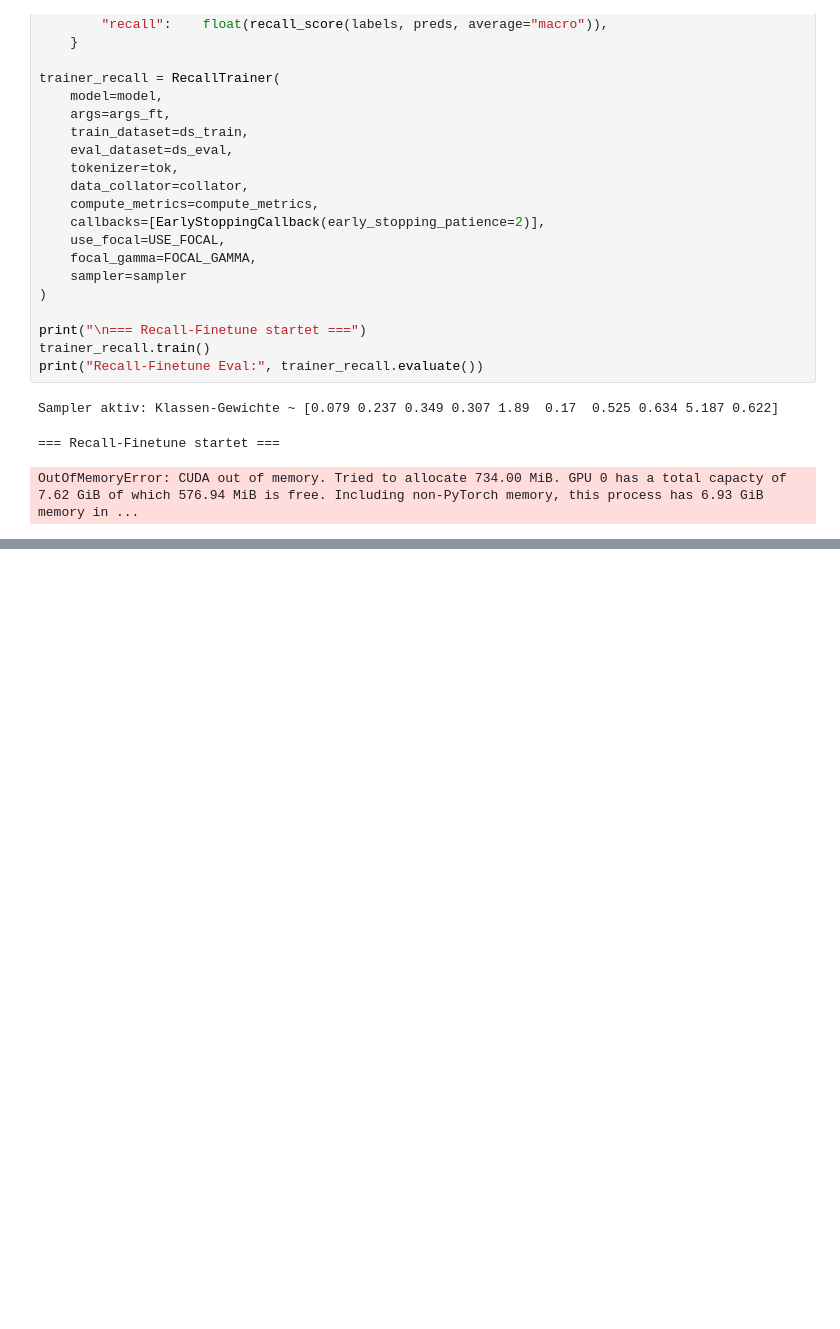
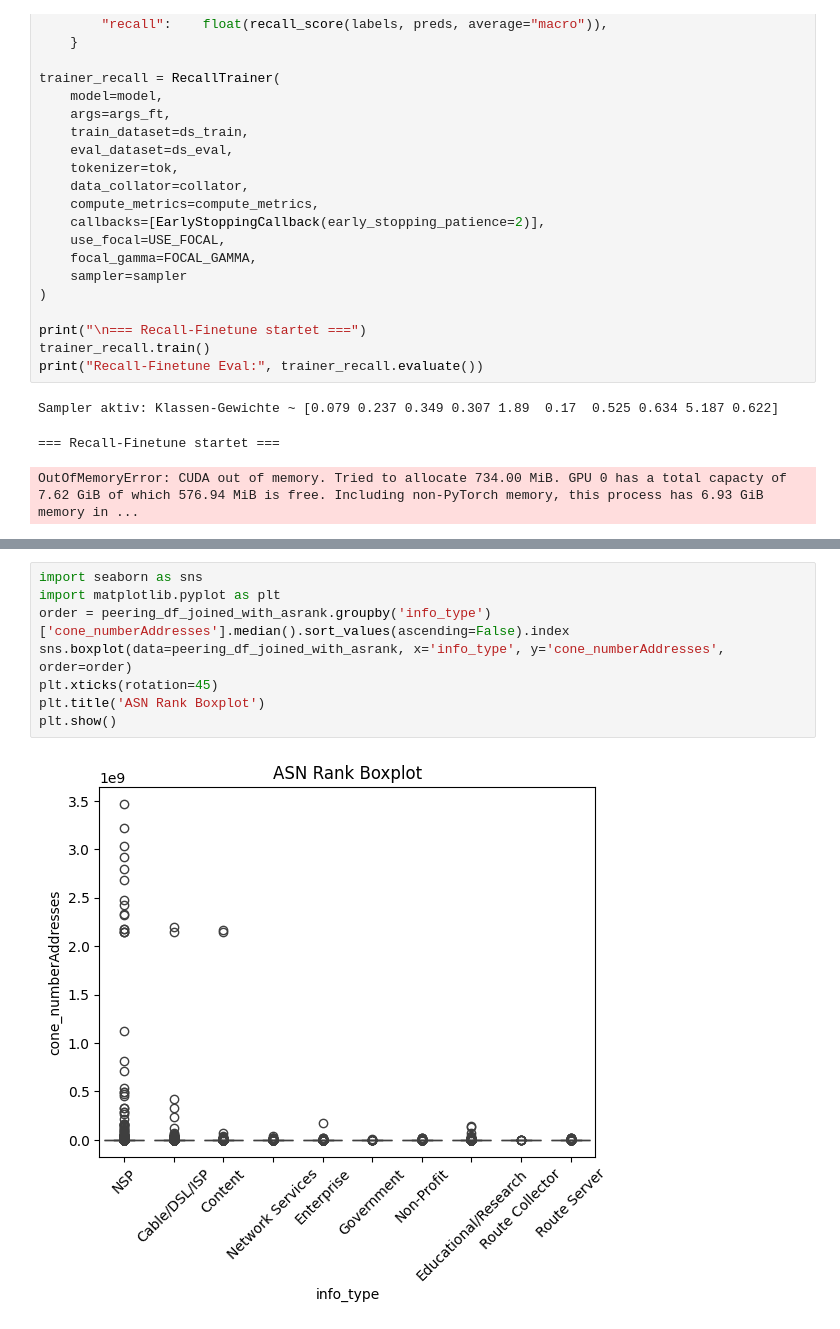
Before and after one commit to JohannesHartUniKassel/asn-classifier, a Jupyter notebook: preprocessing/data/hybrid_classification copy.ipynb, the cells around one changed output, grey strips where cells are left out. Drawn from its saved outputs; the diff is of its cells as text; blank space fills up the shorter version.

```diff
--- a/preprocessing/data/hybrid_classification copy.ipynb
+++ b/preprocessing/data/hybrid_classification copy.ipynb
@@ -936,0 +945,10 @@ del trainer
+# %%
+import seaborn as sns
+import matplotlib.pyplot as plt
+order = peering_df_joined_with_asrank.groupby('info_type')['cone_numberAddresses'].median().sort_values(ascending=False).index
+sns.boxplot(data=peering_df_joined_with_asrank, x='info_type', y='cone_numberAddresses', order=order)
+plt.xticks(rotation=45)
+plt.title('ASN Rank Boxplot')
+plt.show()
+# %% [output]
+[figure, added]
```
Also changed, not shown: parts of 2 cells of this notebook, 9 other files.
